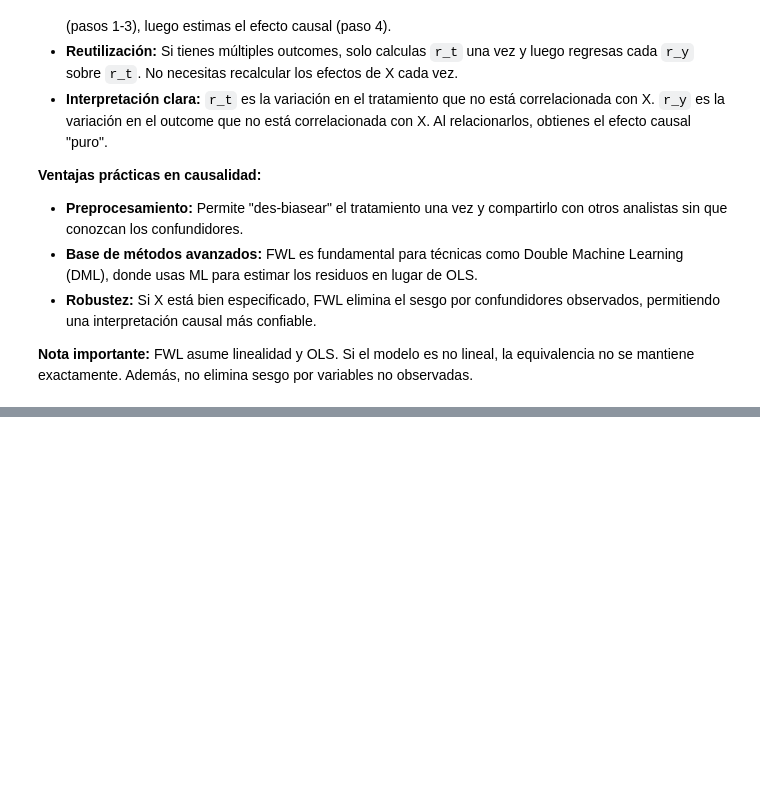
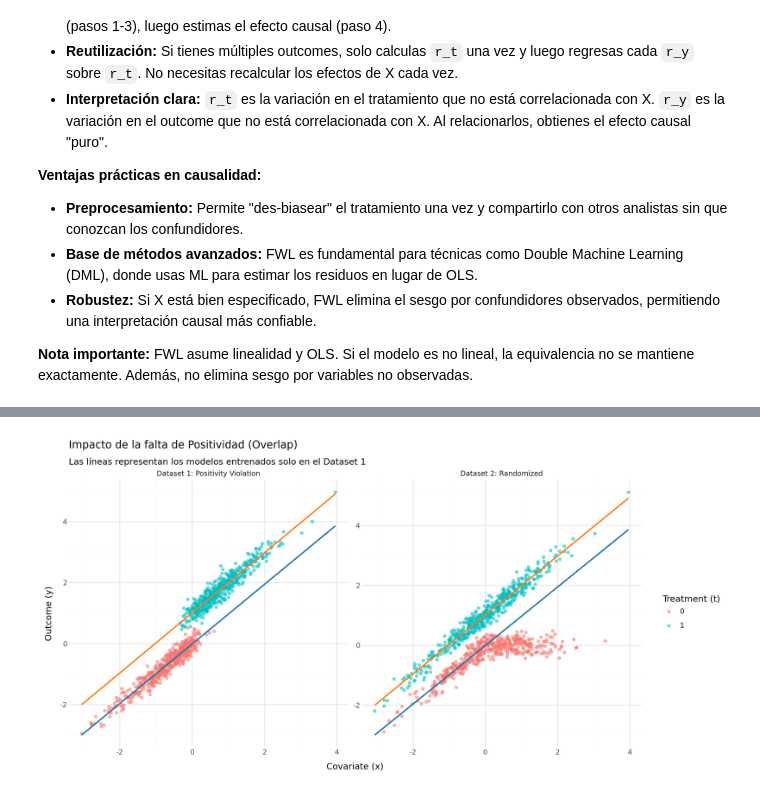
Before and after one commit to Sechi42/Causal_Inference-with-python, a Jupyter notebook: ch04/ch04.ipynb, the cells around one changed output, grey strips where cells are left out. Cells and saved outputs as stored; diff of their text form; code cells hidden in the pictures; blank space fills up the shorter version.

Commit message:
Viendo la regresión lineal como proximador de tratamientos contra no tratamientos

```diff
--- a/ch04/ch04.ipynb
+++ b/ch04/ch04.ipynb
@@ -354,0 +743,81 @@ FWL demuestra que el coeficiente de `credit_limit` en la regresión completa `de
+# %%
+import polars as pl
+import numpy as np
+import statsmodels.formula.api as smf
+from plotnine import *
+
+# 1. Configuración y Generación de Datos
+np.random.seed(1)
+n = 1000
+
+# --- Dataset 1: Violación de Positividad ---
+x_np = np.random.normal(0, 1, n)
+t_np = (np.random.normal(x_np, 0.2, n) > 0).astype(int)
+
+y0_np = x_np
+y1_np = 1 + x_np
+y_np = np.random.normal((1 - t_np) * y0_np + t_np * y1_np, 0.2)
+
+df_no_pos = pl.DataFrame({
+    "x": x_np,
+    "t": t_np,
+    "y": y_np,
+    "dataset": "Dataset 1: Positivity Violation"
+}).with_columns(pl.col("t").cast(pl.Int64))
+
+# --- Dataset 2: Asignación Aleatoria ---
+np.random.seed(1)
+x_p = np.random.normal(0, 1, n)
+t_p = np.random.binomial(1, 0.5, size=n)
+
+y0_p = x_p * (x_p < 0) + (x_p > 0) * 0
+y1_p = 1 + x_p
+y_p = np.random.normal((1 - t_p) * y0_p + t_p * y1_p, 0.2)
+
+df_pos = pl.DataFrame({
+    "x": x_p,
+    "t": t_p,
+    "y": y_p,
+    "dataset": "Dataset 2: Randomized"
+}).with_columns(pl.col("t").cast(pl.Int64)) # <--- FIX: Forzamos a Int64
+
+# 2. Modelado (Entrenamos SOLO en df_no_pos)
+train_data = df_no_pos.to_pandas()
+m0 = smf.ols("y ~ x", data=train_data.query("t == 0")).fit()
+m1 = smf.ols("y ~ x", data=train_data.query("t == 1")).fit()
+
+# 3. Preparación para Plotnine
+# Ahora concat funcionará porque ambos 't' son Int64
+df_combined = pl.concat([df_no_pos, df_pos])
+
+full_data_pd = df_combined.to_pandas()
+
+df_plot = df_combined.with_columns([
+    pl.Series(m0.predict(full_data_pd)).alias("pred_t0"),
+    pl.Series(m1.predict(full_data_pd)).alias("pred_t1")
+])
+
+# Casting a string para que Plotnine lo use como color categórico
+df_plot = df_plot.with_columns(pl.col("t").cast(pl.Utf8))
+
+# 4. Visualización
+plot = (
+    ggplot(df_plot, aes(x="x"))
+    + geom_point(aes(y="y", color="t"), alpha=0.5, size=1.5)
+    + geom_line(aes(y="pred_t0"), color="#1f77b4", size=1, linetype="solid")
+    + geom_line(aes(y="pred_t1"), color="#ff7f0e", size=1, linetype="solid")
+    + facet_wrap("~dataset", scales="free_y")
+    + labs(
+        title="Impacto de la falta de Positividad (Overlap)",
+        subtitle="Las líneas representan los modelos entrenados solo en el Dataset 1",
+        y="Outcome (y)",
+        x="Covariate (x)",
+        color="Treatment (t)"
+    )
+    + theme_minimal()
+    + theme(figure_size=(12, 6))
+)
+
+plot
+# %% [output]
+[figure, added]
```
Also changed, not shown: parts of 22 cells of this notebook.
